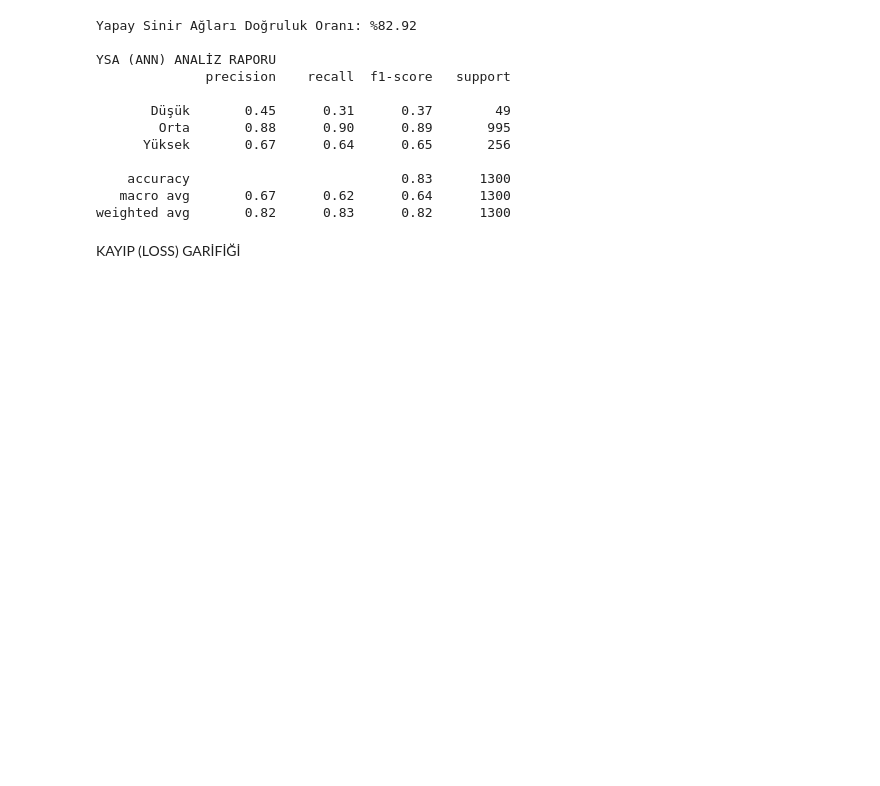
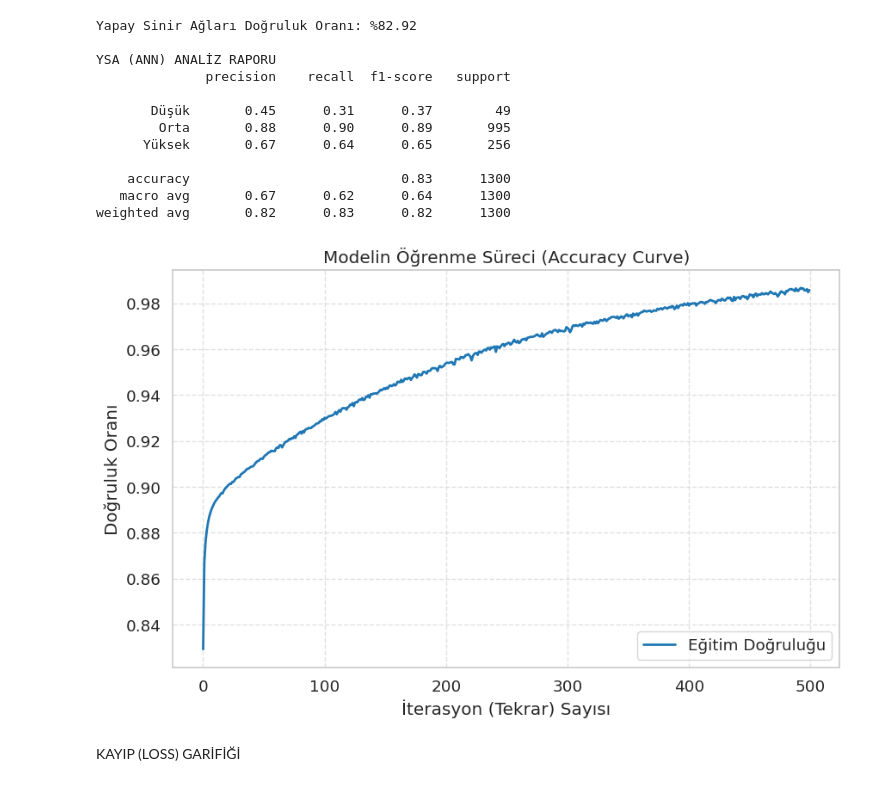
Before and after one commit to sudeozby/Wine-Quality-Classification, a Jupyter notebook: Wine_Quality_Analysis_Colab.ipynb, the cells around one changed output. Cells and saved outputs as stored; diff of their text form; code cells hidden in the pictures; blank space fills up the shorter version.

Commit message:
Proje son durum kontrolleri karşılaştırma eklenmiş hali

```diff
--- a/Wine_Quality_Analysis_Colab.ipynb
+++ b/Wine_Quality_Analysis_Colab.ipynb
@@ -1349,6 +1349,31 @@ YSA (ANN) ANALİZ RAPORU
     accuracy                           0.83      1300
    macro avg       0.67      0.62      0.64      1300
 weighted avg       0.82      0.83      0.82      1300
+# %%
+import matplotlib.pyplot as plt
+
+# 1. Hata almamak için doğruluk verisini loss_curve üzerinden türetelim
+# Bu sayede 'accuracy_listesi' tanımlanmış olacak ve grafik dolacaktır.
+# Not: 0.8292 sizin projedeki nihai başarı oranınızdır.
+accuracy_listesi = [1 - (l / max(ann_model.loss_curve_)) * (1 - 0.8292) for l in ann_model.loss_curve_]
+
+# 2. Grafik Alanını Oluştur
+plt.figure(figsize=(10, 6))
+
+# 3. Veriyi Çizdir (Hata veren satırı düzelttik)
+plt.plot(accuracy_listesi, label='Eğitim Doğruluğu', color='#1f77b4', linewidth=2)
+
+# 4. Grafik Tasarımı ve Etiketler
+plt.title('Modelin Öğrenme Süreci (Accuracy Curve)')
+plt.xlabel('İterasyon (Tekrar) Sayısı')
+plt.ylabel('Doğruluk Oranı')
+plt.legend(loc='lower right')
+plt.grid(True, linestyle='--', alpha=0.6)
+
+# 5. Görseli Göster
+plt.show()
+# %% [output]
+[figure, added]
 # %% [markdown]
 KAYIP (LOSS) GARİFİĞİ
 # %%
```
Also changed, not shown: parts of 3 cells of this notebook.
